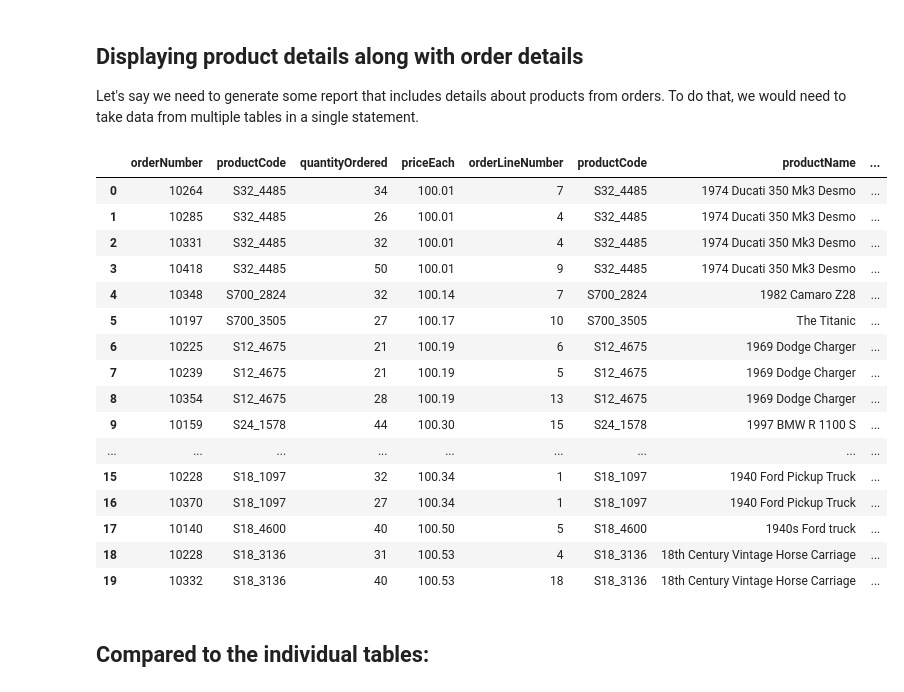
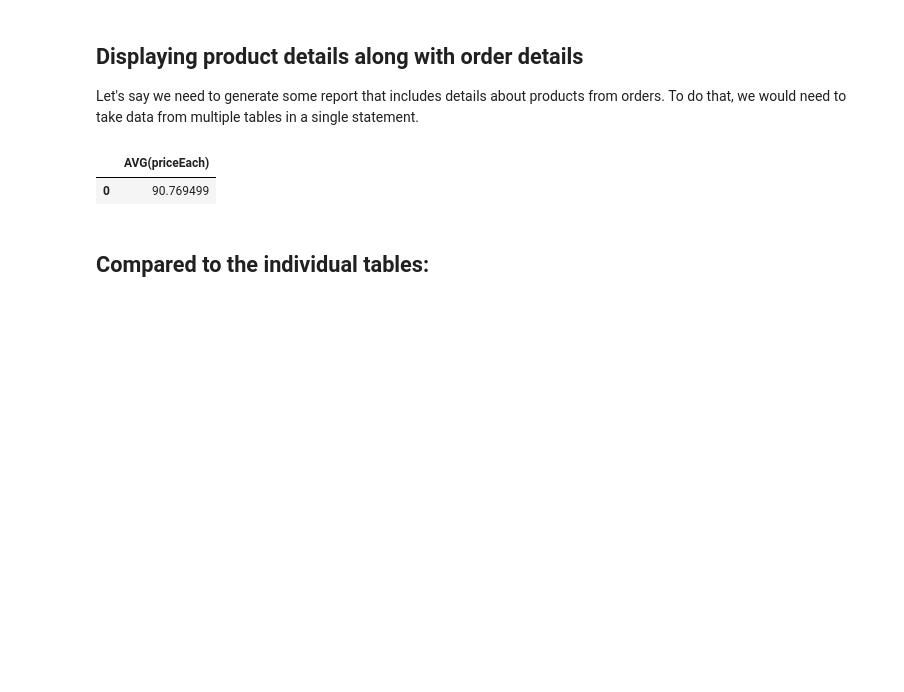
Before and after one commit to Botafogo1894/dsc-1-05-10-join-statements-nyc-career-ds-102218, a Jupyter notebook: index.ipynb, the cells around one changed output. Drawn from its saved outputs; the diff is of its cells as text; code cells hidden in the pictures; blank space fills up the shorter version.

```diff
--- a/index.ipynb
+++ b/index.ipynb
@@ -24,29 +24,14 @@ cur = conn.cursor()
 ## Displaying product details along with order details
 Let's say we need to generate some report that includes details about products from orders. To do that, we would need to take data from multiple tables in a single statement.
 # %%
-cur.execute("""select AVG(priceEach) ;
+cur.execute("""select AVG(priceEach) from orderdetails;
                        """)
 df = pd.DataFrame(cur.fetchall()) #Take results and create dataframe
 df.columns = [i[0] for i in cur.description]
 df.head(20)
 # %% [output]
-|  | orderNumber | productCode | quantityOrdered | priceEach | orderLineNumber | productCode | productName | ... |
-| 0 | 10264 | S32_4485 | 34 | 100.01 | 7 | S32_4485 | 1974 Ducati 350 Mk3 Desmo | ... |
-| 1 | 10285 | S32_4485 | 26 | 100.01 | 4 | S32_4485 | 1974 Ducati 350 Mk3 Desmo | ... |
-| 2 | 10331 | S32_4485 | 32 | 100.01 | 4 | S32_4485 | 1974 Ducati 350 Mk3 Desmo | ... |
-| 3 | 10418 | S32_4485 | 50 | 100.01 | 9 | S32_4485 | 1974 Ducati 350 Mk3 Desmo | ... |
-| 4 | 10348 | S700_2824 | 32 | 100.14 | 7 | S700_2824 | 1982 Camaro Z28 | ... |
-| 5 | 10197 | S700_3505 | 27 | 100.17 | 10 | S700_3505 | The Titanic | ... |
-| 6 | 10225 | S12_4675 | 21 | 100.19 | 6 | S12_4675 | 1969 Dodge Charger | ... |
-| 7 | 10239 | S12_4675 | 21 | 100.19 | 5 | S12_4675 | 1969 Dodge Charger | ... |
-| 8 | 10354 | S12_4675 | 28 | 100.19 | 13 | S12_4675 | 1969 Dodge Charger | ... |
-| 9 | 10159 | S24_1578 | 44 | 100.30 | 15 | S24_1578 | 1997 BMW R 1100 S | ... |
-| ... | ... | ... | ... | ... | ... | ... | ... | ... |
-| 15 | 10228 | S18_1097 | 32 | 100.34 | 1 | S18_1097 | 1940 Ford Pickup Truck | ... |
-| 16 | 10370 | S18_1097 | 27 | 100.34 | 1 | S18_1097 | 1940 Ford Pickup Truck | ... |
-| 17 | 10140 | S18_4600 | 40 | 100.50 | 5 | S18_4600 | 1940s Ford truck | ... |
-| 18 | 10228 | S18_3136 | 31 | 100.53 | 4 | S18_3136 | 18th Century Vintage Horse Carriage | ... |
-| 19 | 10332 | S18_3136 | 40 | 100.53 | 18 | S18_3136 | 18th Century Vintage Horse Carriage | ... |
+|  | AVG(priceEach) |
+| 0 | 90.769499 |
 # %% [markdown]
 ## Compared to the individual tables:
 # %% [markdown]
```
